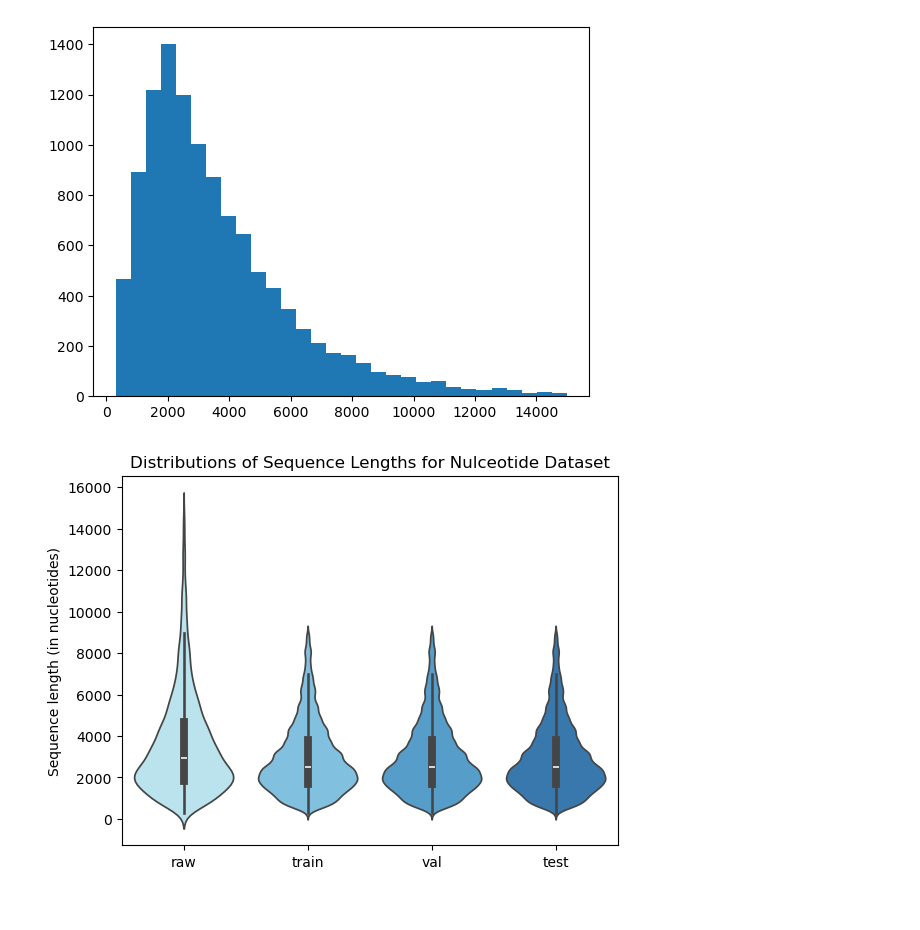
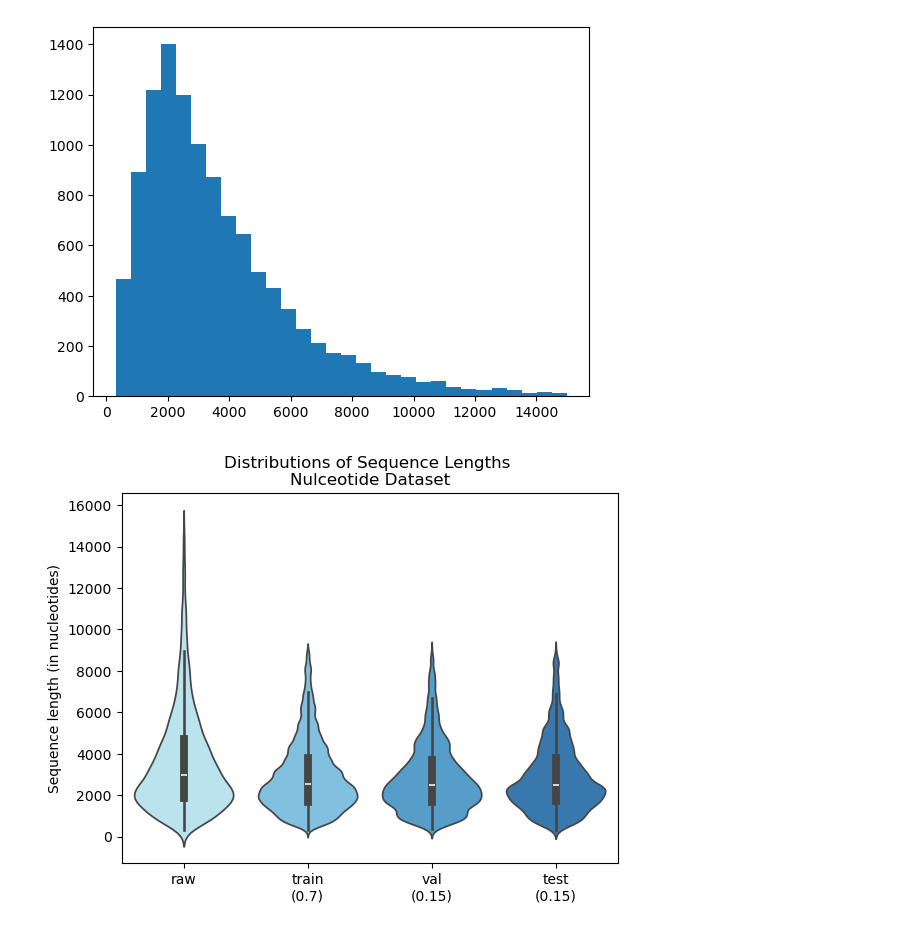
Before and after one commit to f-krause/master-thesis, a Jupyter notebook: experiments/visualisation/seq_len_distrib.ipynb, the cells around one changed output. Drawn from its saved outputs; the diff is of its cells as text; code cells hidden in the pictures.

Commit message:
fix issue with sequence length distribution plots

```diff
--- a/experiments/visualisation/seq_len_distrib.ipynb
+++ b/experiments/visualisation/seq_len_distrib.ipynb
@@ -26,15 +36,19 @@ def get_seq_lens(path):
     return [len(array) for array in rna_data]
 # %%
+# in nucleotides!
 seq_train = get_seq_lens(path_seq_train)
 seq_val = get_seq_lens(path_seq_val)
 seq_test = get_seq_lens(path_seq_test)
 
-cod_train = get_seq_lens(path_cod_train) * 3
-cod_val = get_seq_lens(path_cod_val) * 3
-cod_test = get_seq_lens(path_cod_test) * 3
+# in codons!
+cod_train = get_seq_lens(path_cod_train)
+cod_val = get_seq_lens(path_cod_val)
+cod_test = get_seq_lens(path_cod_test)
+# %%
+cod_train, cod_val, cod_test = [[i * 3 for i in ls] for ls in [cod_train, cod_val, cod_test]]
 # %%
 # pickle to data in vis
-data_list = [seq_lens_all, seq_train, seq_val, seq_test, cod_train, cod_val, cod_test]
+data_list = [seq_lens_all, seq_lens_all_cds, seq_train, seq_val, seq_test, cod_train, cod_val, cod_test]
 
 # Save to a pickle file on server
 with open("data/seq_len_data.pkl", "wb") as f:
@@ -47,7 +61,7 @@ with open("data/seq_len_data.pkl", "rb") as f:
     loaded_data = pickle.load(f)
 
 # Unpack the data
-seq_lens_all, seq_train, seq_val, seq_test, cod_train, cod_val, cod_test = loaded_data
+seq_lens_all, seq_lens_all_cds, seq_train, seq_val, seq_test, cod_train, cod_val, cod_test = loaded_data
 # %% [markdown]
 ## Analysis
 # %%
@@ -101,20 +132,20 @@ blue_shades = [
 # %%
 import seaborn as sns
 #from custom_colors import blue_shades
 
 # NUCLEOTIDE DATA
 data = [seq_lens_all, seq_train, seq_val, seq_test]
-labels = ['raw', 'train', 'val', "test"]
+labels = ['raw', 'train\n(0.7)', 'val\n(0.15)', "test\n(0.15)"]
 sns.violinplot(data=data, palette=blue_shades)
 plt.xticks(ticks=range(len(labels)), labels=labels)
-plt.title("Distributions of Sequence Lengths for Nulceotide Dataset")
+plt.title("Distributions of Sequence Lengths \nNulceotide Dataset")
 plt.ylabel("Sequence length (in nucleotides)")
 
 # store at assets/data_viz/sequence_len_distribution_codon.pdf
 
 plt.show()
 # %% [output]
-[figure, old version]
+[figure, new version]
 # %%
 # CODON DATA
 
```
Also changed, not shown: parts of 10 cells of this notebook, 1 other file.
